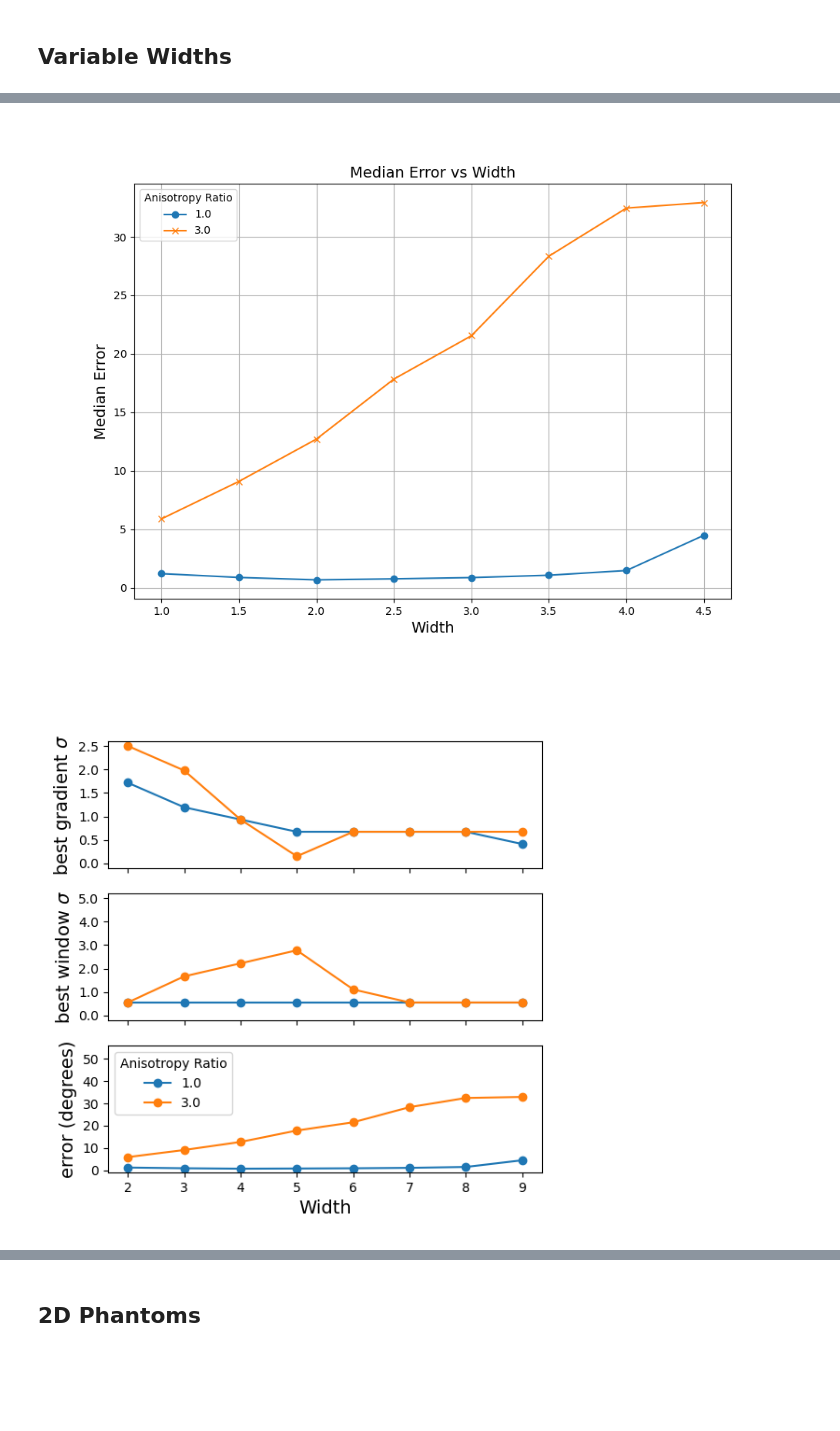
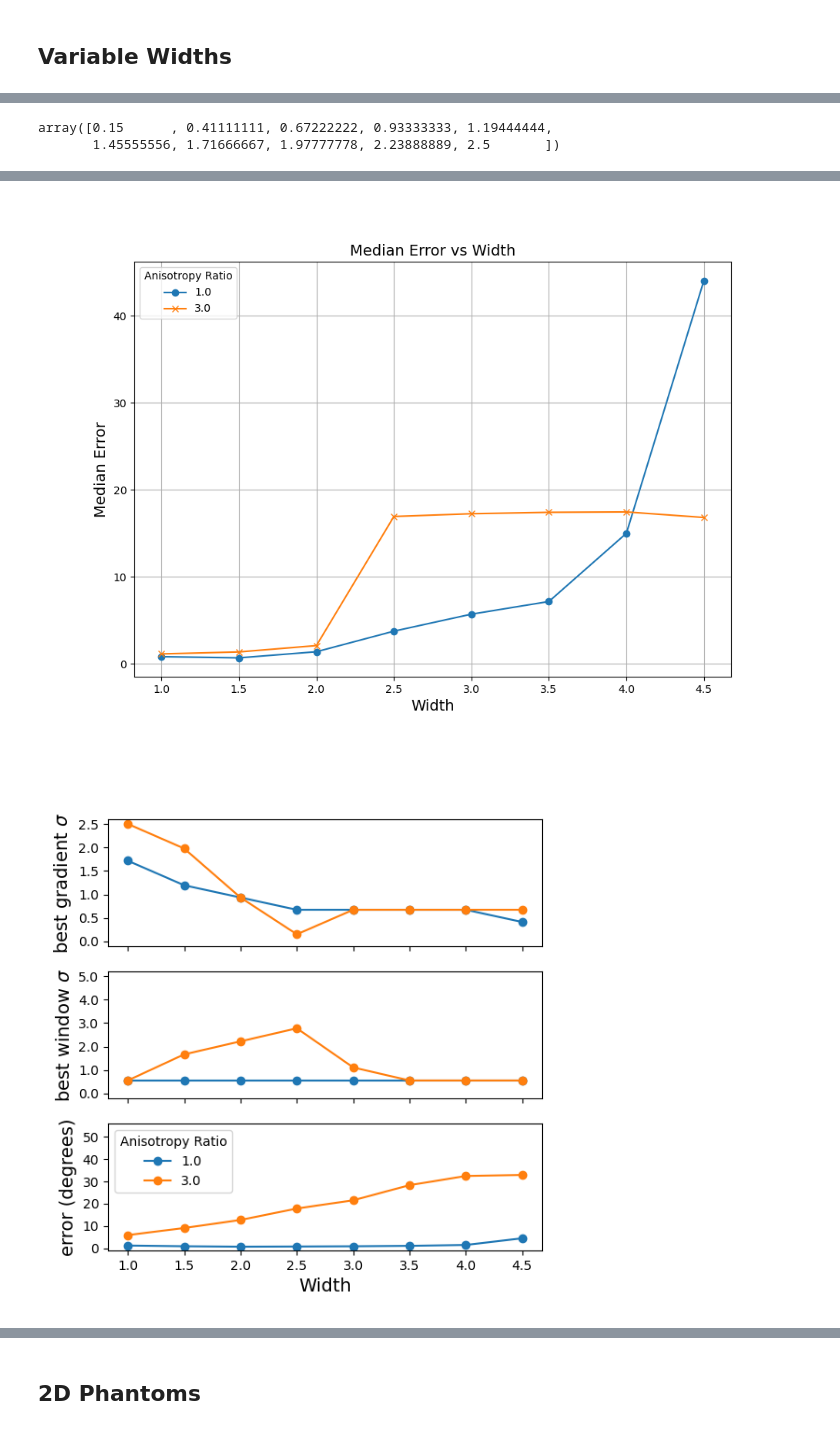
Before and after one commit to BrysonGray/structure_tensor_validation, a Jupyter notebook: notebooks/phantom_analysis_figs.ipynb, the cells around one changed output, grey strips where cells are left out. Cells and saved outputs as stored; diff of their text form; code cells hidden in the pictures; blank space fills up the shorter version.

```diff
--- a/notebooks/phantom_analysis_figs.ipynb
+++ b/notebooks/phantom_analysis_figs.ipynb
@@ -40,7 +41,7 @@ w_sigmas = np.linspace(start=0.0, stop=5.0, num=10)
 # %% [markdown]
 ## Variable noise analysis
 # %%
-errors_path = "/home/brysongray/bmap/fibermetric/st_validation/sta_2d_var_noise_out"
+errors_path = "/home/brysongray/bmap/fibermetric/st_validation/sta_3d_var_noise_out"
 # errors_path = "/nafs/dtward/bryson/fibermetric/st_validation/sta_2d_out_7-25-24"
 
 errors_files = os.listdir(errors_path)
@@ -188,6 +272,8 @@ filtered_rows
 # %%
 filtered_rows['angle_0'] = filtered_rows['angles'].apply(lambda x: x[0])
 grouped_by_angle_0 = filtered_rows.drop(columns=["derivative_sigma", "tensor_sigma", "period", "width", "angles"]).groupby(['angle_0', 'AI'], as_index=False).median()
+# shift the angle_0 values to be between 0 and 90
+grouped_by_angle_0['angle_0'] = grouped_by_angle_0['angle_0'].apply(lambda x: np.pi - x if x > np.pi/2 else x)
 # %% [output]
 A value is trying to be set on a copy of a slice from a DataFrame.
 Try using .loc[row_indexer,col_indexer] = value instead
@@ -196,0 +297,14 @@ See the caveats in the documentation: https://pandas.pydata.org/pandas-docs/stab
+# %%
+x = np.linspace(0, 90, 100)
+plt.figure(figsize=(10,7))
+for n in np.unique(grouped_by_angle_0['AI'])[1::2]:
+    error_n = grouped_by_angle_0[grouped_by_angle_0['AI'] == n]
+    kde = gaussian_kde(error_n['angle_0']* 180/np.pi)
+    y = kde(x)
+    plt.plot(x, y, label=f"{n}")
+plt.title("Error vs Angle Relative to Low Resolution Dimension")
+plt.ylabel("Error (degrees)")
+plt.xlabel("Angle (degrees)")
+legend = plt.legend()
+legend.set_title("Anisotropy ratio")
+plt.show()
@@ -312,3 +463,8 @@ combined_dataframe
+# %%
+combined_dataframe["derivative_sigma"].unique()
+# %% [output]
+array([0.15      , 0.41111111, 0.67222222, 0.93333333, 1.19444444,
+       1.45555556, 1.71666667, 1.97777778, 2.23888889, 2.5       ])
 # %%
 # median over angles
 median_error_over_angle_AI1 = combined_dataframe[combined_dataframe["AI"]==1.0].groupby(['derivative_sigma', 'tensor_sigma', 'width'], as_index=False)['error'].median()
@@ -348,29 +504,30 @@ legend.set_title("Anisotropy Ratio")
 plt.grid(True)
 plt.show()
 # %% [output]
-[figure, old version]
+[figure, new version]
 # %%
 # plot the best sigma 1 and best sigma 2 versus the anisotropy ratio
 fig, axs = plt.subplots(3, figsize=(6,6), sharex=True)
-axs[0].plot(min_error_over_sigma_AI1['width']*2, min_error_over_sigma_AI1['derivative_sigma'], marker='o')
-axs[0].plot(min_error_over_sigma_AI3['width']*2, min_error_over_sigma_AI3['derivative_sigma'], marker='o')
+axs[0].plot(min_error_over_sigma_AI1['width'], min_error_over_sigma_AI1['derivative_sigma'], marker='o')
+axs[0].plot(min_error_over_sigma_AI3['width'], min_error_over_sigma_AI3['derivative_sigma'], marker='o')
 axs[0].set_ylim(-0.1,2.6)
 axs[0].set_yticks(np.arange(0.0,3.0,0.5))
 axs[0].set_ylabel(r'best gradient $\sigma$')
-axs[1].plot(min_error_over_sigma_AI1['width']*2, min_error_over_sigma_AI1['tensor_sigma'], marker='o')
-axs[1].plot(min_error_over_sigma_AI3['width']*2, min_error_over_sigma_AI3['tensor_sigma'], marker='o')
+axs[1].plot(min_error_over_sigma_AI1['width'], min_error_over_sigma_AI1['tensor_sigma'], marker='o')
+axs[1].plot(min_error_over_sigma_AI3['width'], min_error_over_sigma_AI3['tensor_sigma'], marker='o')
 axs[1].set_ylim(-0.2,5.2)
 yticklabels = [f'{y:.1f}'for y in np.arange(0.0,6.0,1.0)]
 axs[1].set_yticks(np.arange(0.0,6.0,1.0))
 axs[1].set_yticklabels(yticklabels)
 axs[1].set_ylabel(r'best window $\sigma$')
-axs[2].plot(min_error_over_sigma_AI1['width']*2, min_error_over_sigma_AI1['error'], marker='o', label='1.0')
-axs[2].plot(min_error_over_sigma_AI3['width']*2, min_error_over_sigma_AI3['error'], marker='o', label='3.0')
+axs[2].plot(min_error_over_sigma_AI1['width'], min_error_over_sigma_AI1['error'], marker='o', label='1.0')
+axs[2].plot(min_error_over_sigma_AI3['width'], min_error_over_sigma_AI3['error'], marker='o', label='3.0')
 axs[2].set_ylim(-1,56)
 axs[2].set_yticks(np.arange(0,55,10))
 axs[2].set_ylabel('error (degrees)')
 axs[2].set_xlabel('Width')
 axs[2].legend(['1.0', '3.0'], title="Anisotropy Ratio")
+fig.savefig('../outputs/figures/3d_error_vs_width.png')
 plt.show()
 # %% [output]
-[figure, old version]
+[figure, new version]
```
Also changed, not shown: parts of 20 cells of this notebook, 5 other files.
